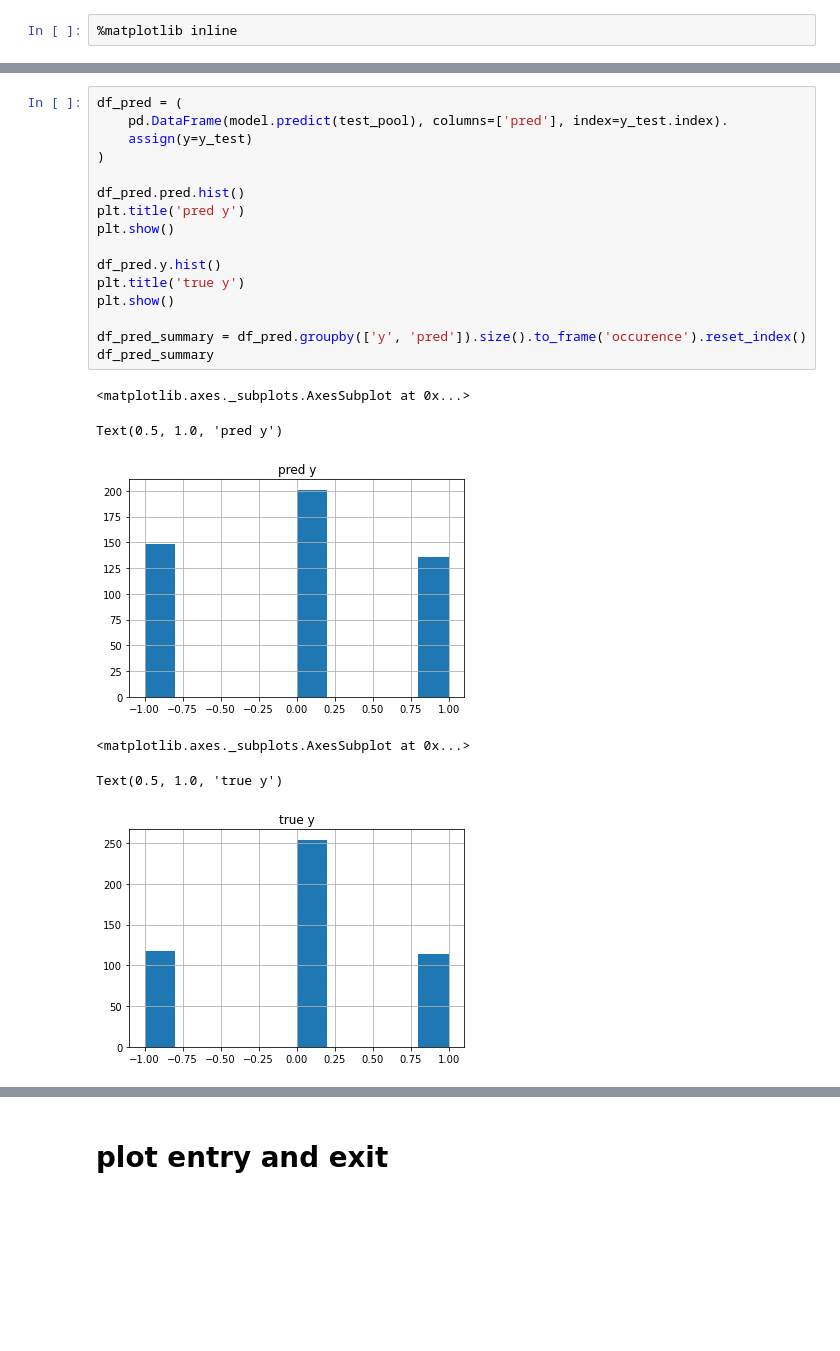
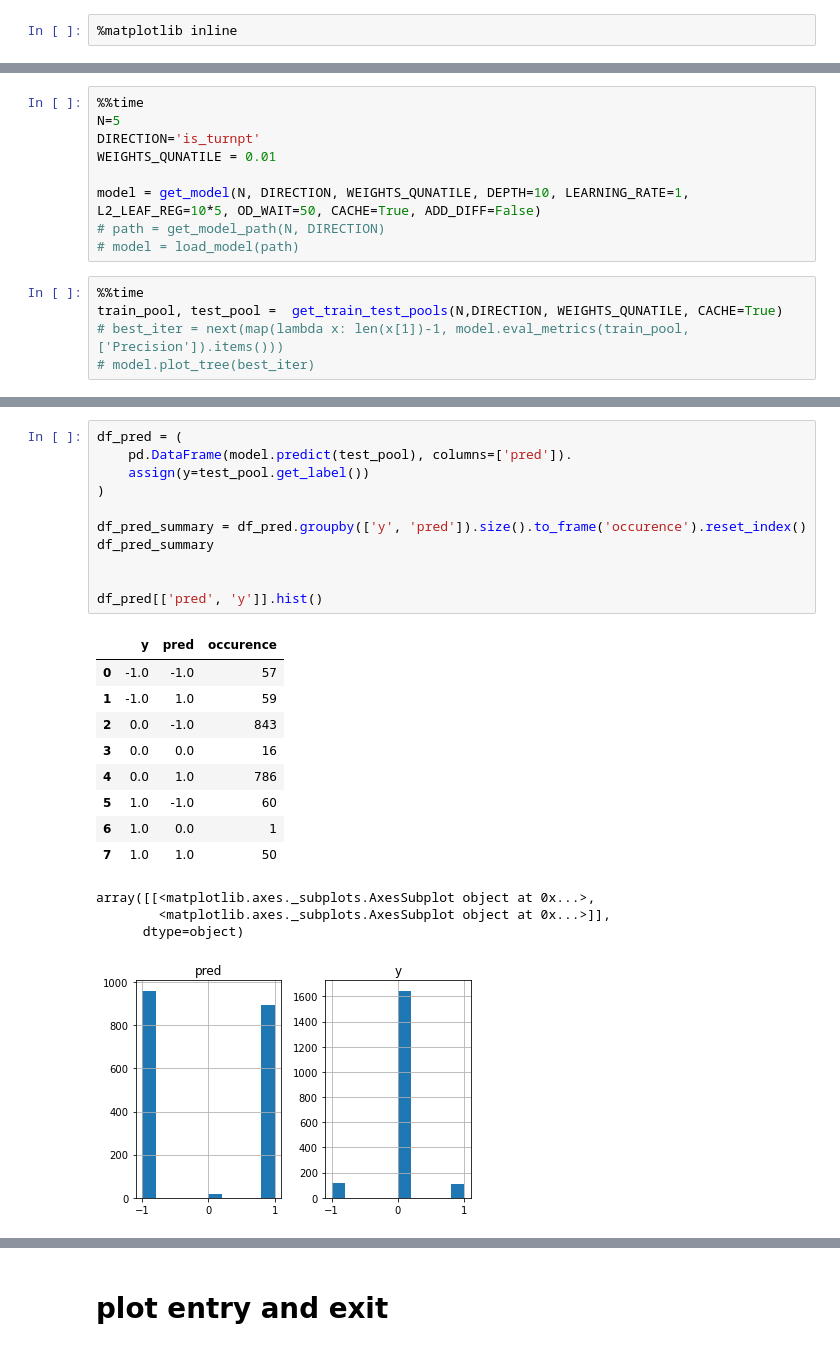
Before and after one commit to datasci-info/stock_path_tracker, a Jupyter notebook: model_dev.ipynb, the cells around one changed output, grey strips where cells are left out. Saved outputs shown, nothing was run; the diff lists cells and outputs as text; blank space fills up the shorter version.

```diff
--- a/model_dev.ipynb
+++ b/model_dev.ipynb
@@ -167,0 +15,14 @@ import pandas as pd
+# %%
+%%time
+N=5
+DIRECTION='is_turnpt'
+WEIGHTS_QUNATILE = 0.01
+
+model = get_model(N, DIRECTION, WEIGHTS_QUNATILE, DEPTH=10, LEARNING_RATE=1, L2_LEAF_REG=10*5, OD_WAIT=50, CACHE=True, ADD_DIFF=False)
+# path = get_model_path(N, DIRECTION)
+# model = load_model(path)
+# %%
+%%time
+train_pool, test_pool =  get_train_test_pools(N,DIRECTION, WEIGHTS_QUNATILE, CACHE=True)
+# best_iter = next(map(lambda x: len(x[1])-1, model.eval_metrics(train_pool,['Precision']).items()))
+# model.plot_tree(best_iter)
@@ -168,23 +51,25 @@ import pandas as pd
 # %%
 df_pred = (
-    pd.DataFrame(model.predict(test_pool), columns=['pred'], index=y_test.index).
-    assign(y=y_test)
+    pd.DataFrame(model.predict(test_pool), columns=['pred']).
+    assign(y=test_pool.get_label())
 )
-
-df_pred.pred.hist()
-plt.title('pred y')
-plt.show()
-
-df_pred.y.hist()
-plt.title('true y')
-plt.show()
 
 df_pred_summary = df_pred.groupby(['y', 'pred']).size().to_frame('occurence').reset_index()
 df_pred_summary
+
+
+df_pred[['pred', 'y']].hist()
 # %% [output]
+|  | y | pred | occurence |
+| 0 | -1.0 | -1.0 | 57 |
+| 1 | -1.0 | 1.0 | 59 |
+| 2 | 0.0 | -1.0 | 843 |
+| 3 | 0.0 | 0.0 | 16 |
+| 4 | 0.0 | 1.0 | 786 |
+| 5 | 1.0 | -1.0 | 60 |
+| 6 | 1.0 | 0.0 | 1 |
+| 7 | 1.0 | 1.0 | 50 |
-<matplotlib.axes._subplots.AxesSubplot at 0x...>
+array([[<matplotlib.axes._subplots.AxesSubplot object at 0x...>,
+        <matplotlib.axes._subplots.AxesSubplot object at 0x...>]],
+      dtype=object)
-Text(0.5, 1.0, 'pred y')
-[figure, old version]
+[figure, new version]
-<matplotlib.axes._subplots.AxesSubplot at 0x...>
-Text(0.5, 1.0, 'true y')
-[figure, removed]
```
Also changed, not shown: parts of 35 cells of this notebook, 6 other files.
